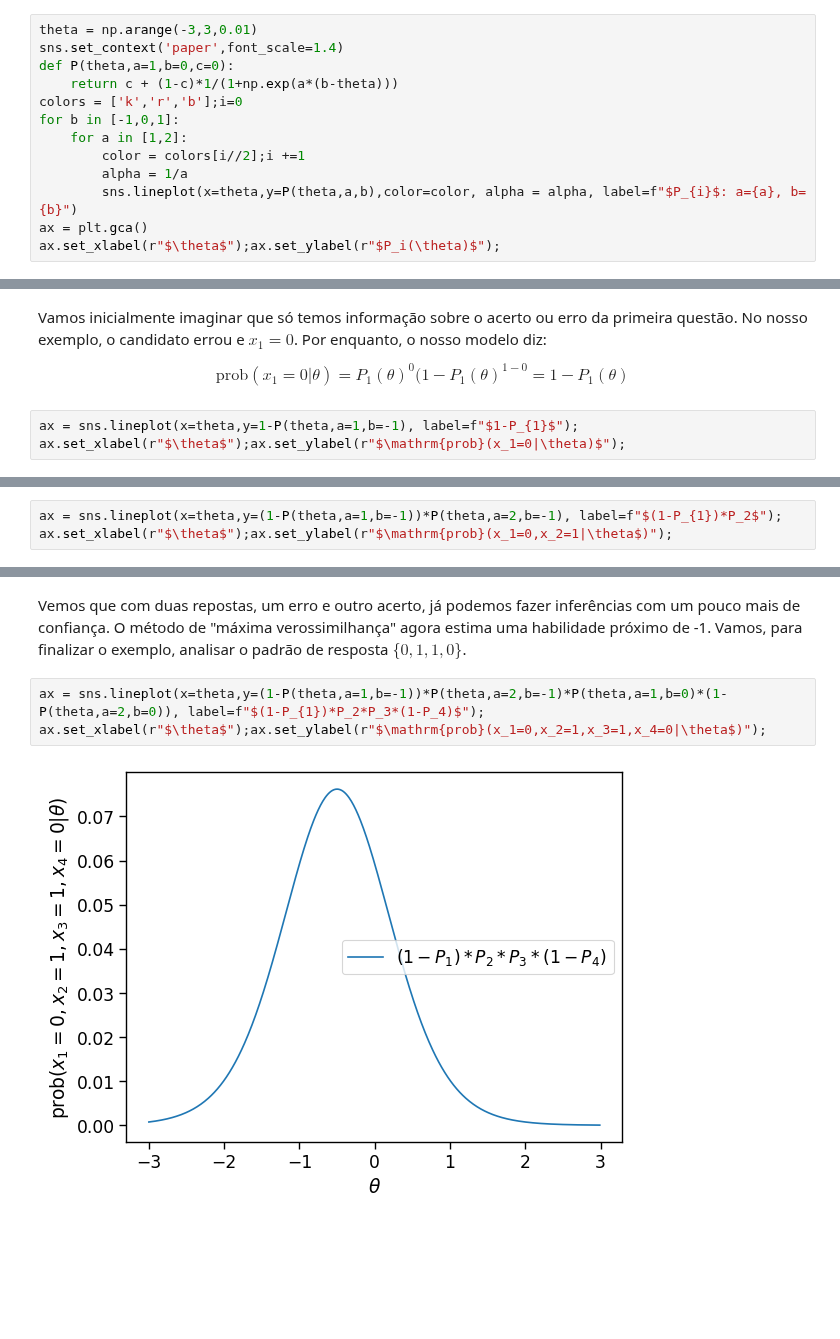
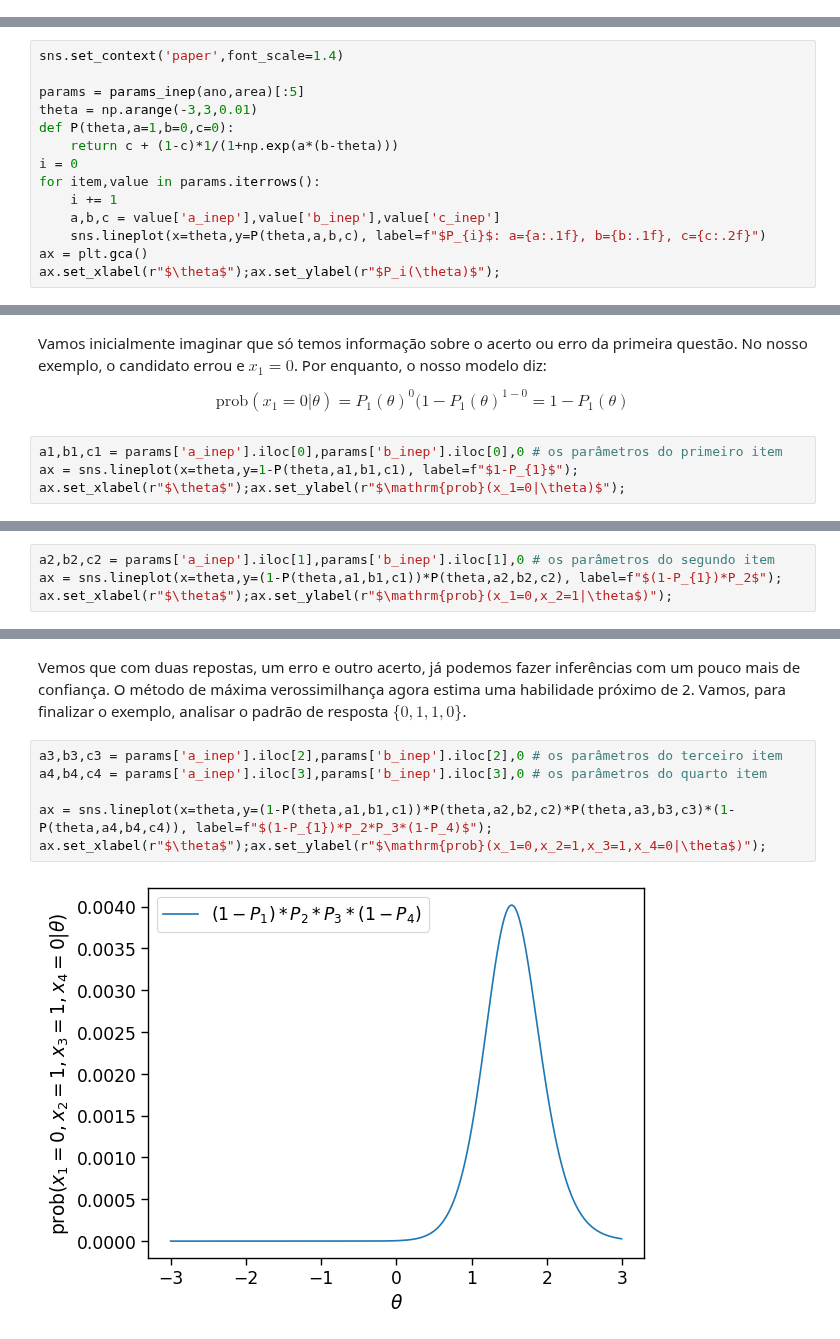
Before and after one commit to atp/enem, a Jupyter notebook: enembook/TRI.ipynb, the cells around one changed output, grey strips where cells are left out. Saved outputs shown, nothing was run; the diff lists cells and outputs as text; blank space fills up the shorter version.

Commit message:
Limpeza do repositório, incluindo novos notabooks (em particular ItemFit e ItemMap)

```diff
--- a/enembook/TRI.ipynb
+++ b/enembook/TRI.ipynb
@@ -164,13 +156,0 @@ Veja as probalidades de acerto que vamos usar (só vamos usar alguns, a título
-# %%
-theta = np.arange(-3,3,0.01)
-sns.set_context('paper',font_scale=1.4)
-def P(theta,a=1,b=0,c=0):
-    return c + (1-c)*1/(1+np.exp(a*(b-theta)))
-colors = ['k','r','b'];i=0
-for b in [-1,0,1]:
-    for a in [1,2]:
-        color = colors[i//2];i +=1
-        alpha = 1/a
-        sns.lineplot(x=theta,y=P(theta,a,b),color=color, alpha = alpha, label=f"$P_{i}$: a={a}, b={b}")
-ax = plt.gca()
-ax.set_xlabel(r"$\theta$");ax.set_ylabel(r"$P_i(\theta)$");
@@ -178,0 +162,14 @@ ax.set_xlabel(r"$\theta$");ax.set_ylabel(r"$P_i(\theta)$");
+# %%
+sns.set_context('paper',font_scale=1.4)
+
+params = params_inep(ano,area)[:5]
+theta = np.arange(-3,3,0.01)
+def P(theta,a=1,b=0,c=0):
+    return c + (1-c)*1/(1+np.exp(a*(b-theta)))
+i = 0
+for item,value in params.iterrows():
+    i += 1
+    a,b,c = value['a_inep'],value['b_inep'],value['c_inep']
+    sns.lineplot(x=theta,y=P(theta,a,b,c), label=f"$P_{i}$: a={a:.1f}, b={b:.1f}, c={c:.2f}")
+ax = plt.gca()
+ax.set_xlabel(r"$\theta$");ax.set_ylabel(r"$P_i(\theta)$");
@@ -181,6 +193,7 @@ Vamos inicialmente imaginar que só temos informação sobre o acerto ou erro da
 
 $$ \text{prob}(x_1 = 0|\theta) = P_1(\theta)^{0} (1-P_1(\theta)^{1-0} = 1-P_1(\theta)$$
 # %%
-ax = sns.lineplot(x=theta,y=1-P(theta,a=1,b=-1), label=f"$1-P_{1}$");
+a1,b1,c1 = params['a_inep'].iloc[0],params['b_inep'].iloc[0],0 # os parâmetros do primeiro item
+ax = sns.lineplot(x=theta,y=1-P(theta,a1,b1,c1), label=f"$1-P_{1}$");
 ax.set_xlabel(r"$\theta$");ax.set_ylabel(r"$\mathrm{prob}(x_1=0|\theta)$");
 # %% [output]
@@ -192,6 +205,7 @@ $$\text{prob}(x_1 = 0, x_2 = 0|\theta) = (1-P_1(\theta))(P_2(\theta))$$
 
 e podemos novamente fazer um gráfico da probabilidade desta "padrão de resposta" de agora duas respostas:
 # %%
-ax = sns.lineplot(x=theta,y=(1-P(theta,a=1,b=-1))*P(theta,a=2,b=-1), label=f"$(1-P_{1})*P_2$");
+a2,b2,c2 = params['a_inep'].iloc[1],params['b_inep'].iloc[1],0 # os parâmetros do segundo item
+ax = sns.lineplot(x=theta,y=(1-P(theta,a1,b1,c1))*P(theta,a2,b2,c2), label=f"$(1-P_{1})*P_2$");
 ax.set_xlabel(r"$\theta$");ax.set_ylabel(r"$\mathrm{prob}(x_1=0,x_2=1|\theta$)");
 # %% [output]
@@ -199,8 +213,11 @@ ax.set_xlabel(r"$\theta$");ax.set_ylabel(r"$\mathrm{prob}(x_1=0,x_2=1|\theta$)")
 # %% [markdown]
-Vemos que com duas repostas, um erro e outro acerto, já podemos fazer inferências com um pouco mais de confiança. O método de "máxima verossimilhança" agora estima uma habilidade próximo de -1. Vamos, para finalizar o exemplo, analisar o padrão de resposta $\{0,1,1,0\}$.
+Vemos que com duas repostas, um erro e outro acerto, já podemos fazer inferências com um pouco mais de confiança. O método de máxima verossimilhança agora estima uma habilidade próximo de 2. Vamos, para finalizar o exemplo, analisar o padrão de resposta $\{0,1,1,0\}$.
 # %%
-ax = sns.lineplot(x=theta,y=(1-P(theta,a=1,b=-1))*P(theta,a=2,b=-1)*P(theta,a=1,b=0)*(1-P(theta,a=2,b=0)), label=f"$(1-P_{1})*P_2*P_3*(1-P_4)$");
+a3,b3,c3 = params['a_inep'].iloc[2],params['b_inep'].iloc[2],0 # os parâmetros do terceiro item
+a4,b4,c4 = params['a_inep'].iloc[3],params['b_inep'].iloc[3],0 # os parâmetros do quarto item
+
+ax = sns.lineplot(x=theta,y=(1-P(theta,a1,b1,c1))*P(theta,a2,b2,c2)*P(theta,a3,b3,c3)*(1-P(theta,a4,b4,c4)), label=f"$(1-P_{1})*P_2*P_3*(1-P_4)$");
 ax.set_xlabel(r"$\theta$");ax.set_ylabel(r"$\mathrm{prob}(x_1=0,x_2=1,x_3=1,x_4=0|\theta$)");
 # %% [output]
-[figure, old version]
+[figure, new version]
 # %% [markdown]
```
Also changed, not shown: parts of 38 cells of this notebook, 33 other files.
